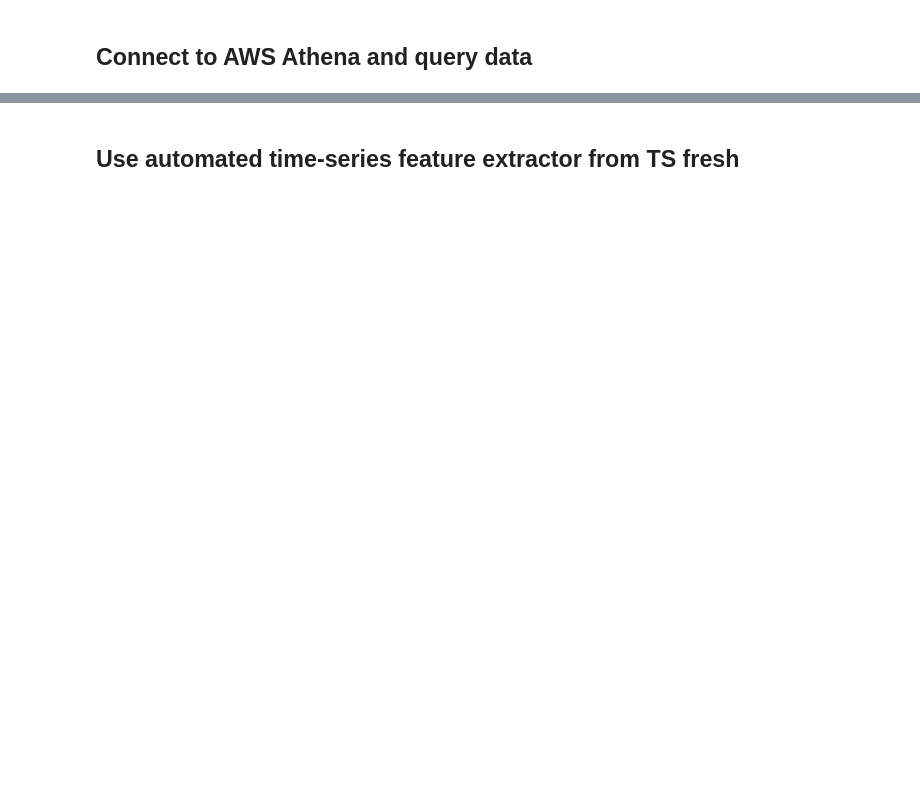
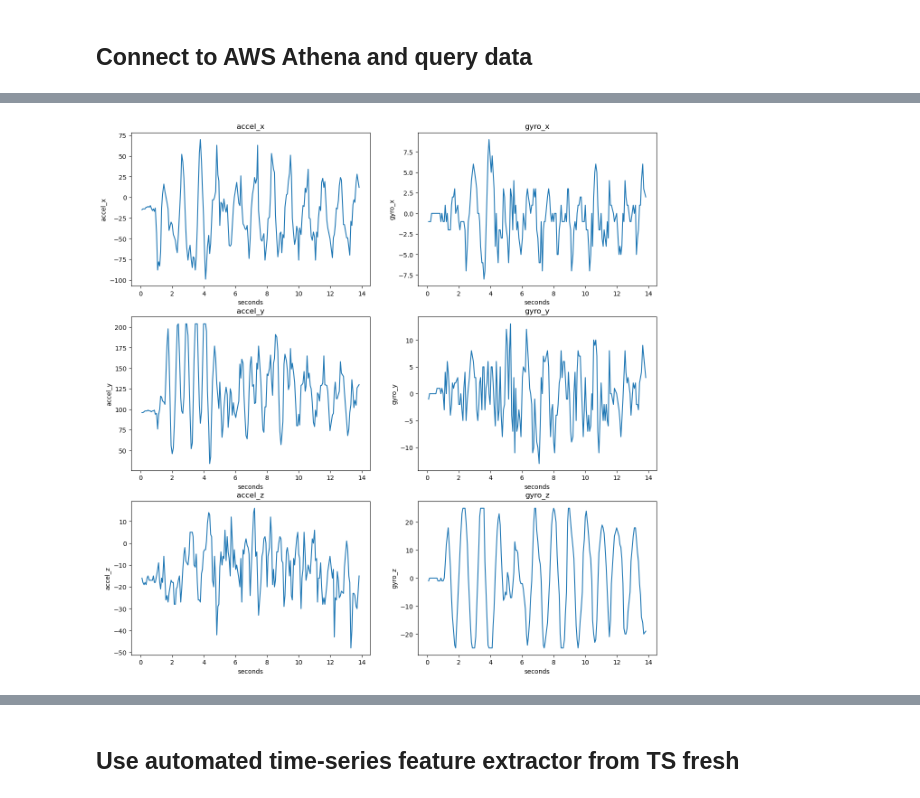
Before and after one commit to spencerkmarley/smu-is614-iot-step-tracker, a Jupyter notebook: notebooks/preprocessing.ipynb, the cells around one changed output, grey strips where cells are left out. Cells and saved outputs as stored; diff of their text form; code cells hidden in the pictures; blank space fills up the shorter version.

```diff
--- a/notebooks/preprocessing.ipynb
+++ b/notebooks/preprocessing.ipynb
@@ -92,0 +15,14 @@ df.set_index('timestamp', inplace=True)
+# %%
+query = f"""
+    SELECT
+        *,
+        case when uuid like '%_walk_%' then true else false end as target
+    FROM
+        "smu-iot"."microbit"
+    WHERE
+        seconds IS NOT null
+    ORDER BY
+        uuid, timestamp, seconds
+"""
+# %%
+df = awswrangler.athena.read_sql_query(sql=query, database="smu-iot")
@@ -92,0 +42,19 @@ df.set_index('timestamp', inplace=True)
+# %%
+cols = [
+    'accel_x',
+    'gyro_x',
+    'accel_y',
+    'gyro_y',
+    'accel_z',
+    'gyro_z'
+]
+# %%
+fig = plt.figure(figsize=(15,15))
+
+for idx, item in enumerate(cols):
+
+    ax = fig.add_subplot(3, 2, idx + 1)
+    ax.set_title(item)
+    sns.lineplot(data=df.query("uuid == 'songhan_walk_1'")[:200], x='seconds', y=item, ax=ax)
+# %% [output]
+[figure, added]
```
Also changed, not shown: parts of 46 cells of this notebook.
